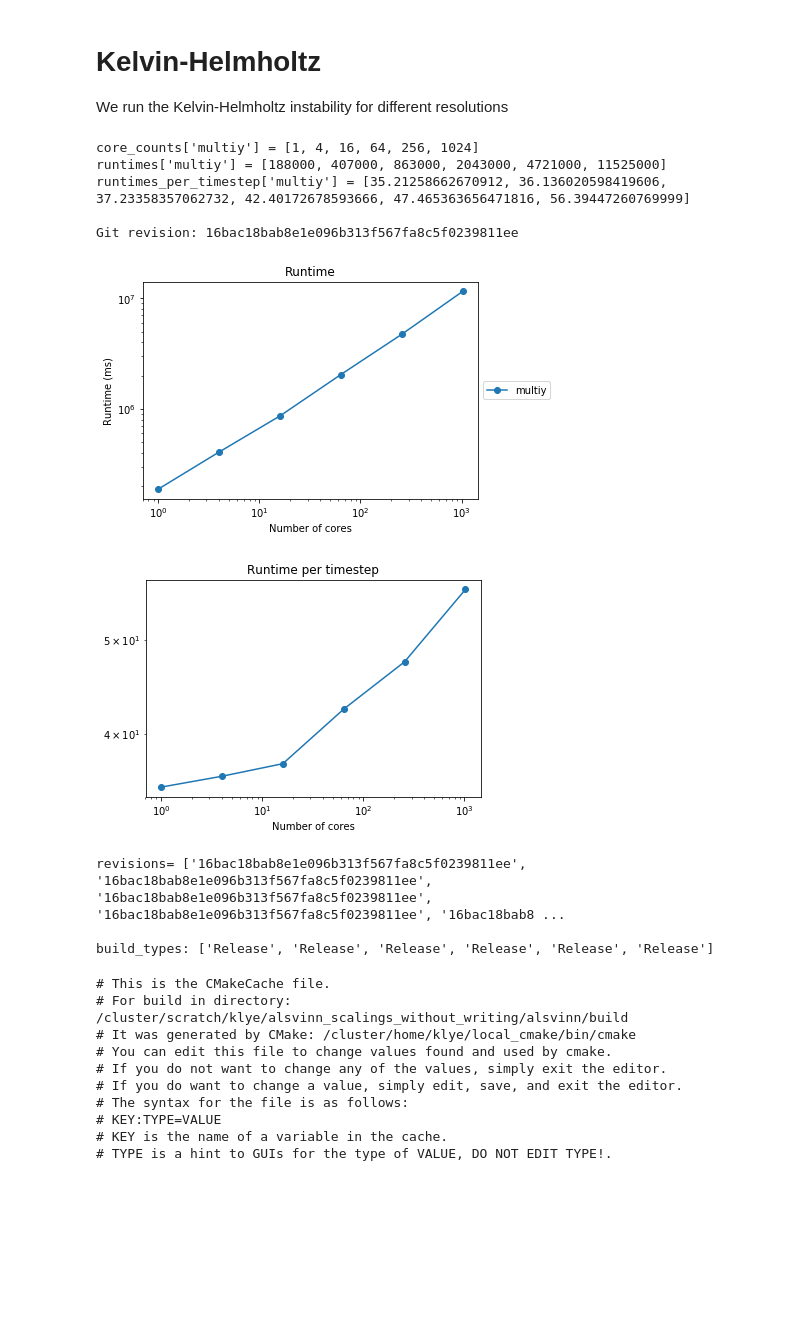
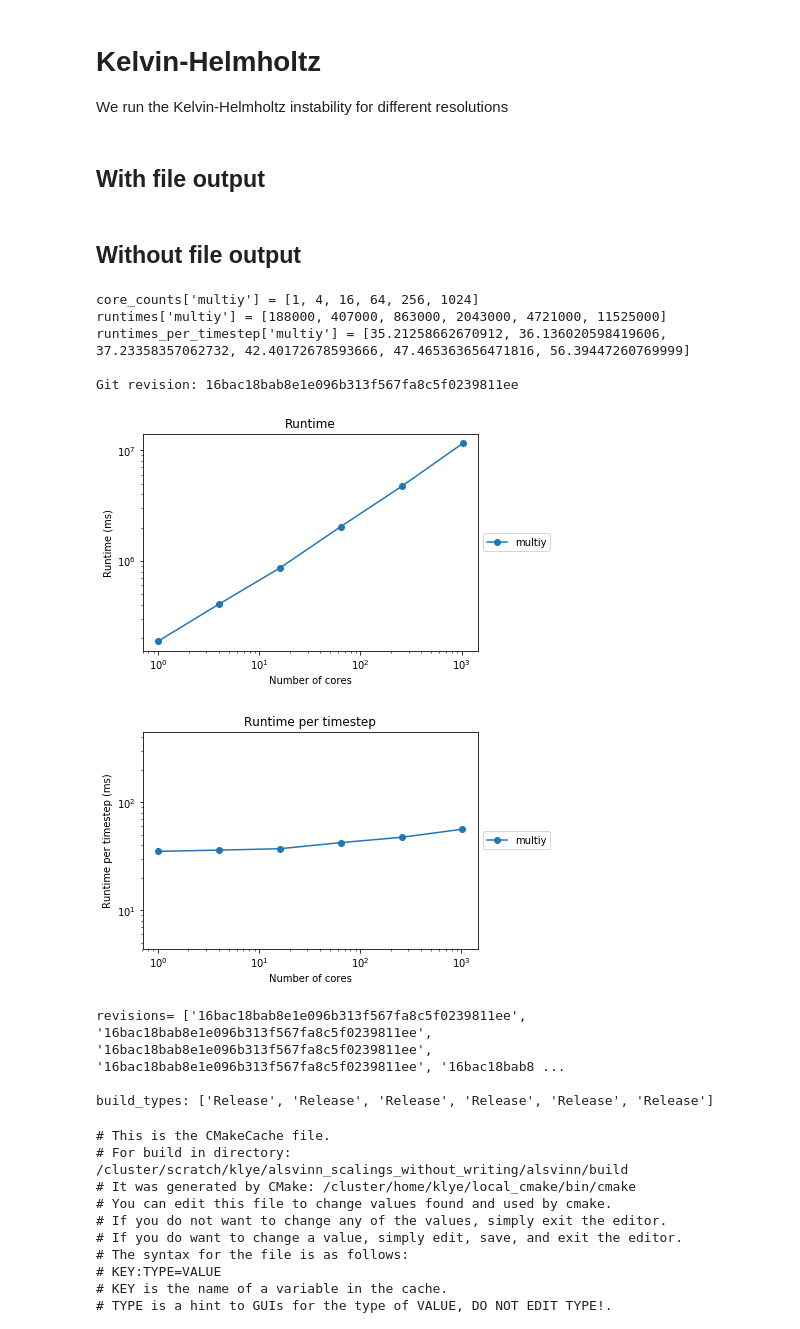
Before and after one commit to kjetil-lye/alsvinn_scalings, a Jupyter notebook: reports/WeakScalingReport_euler_beta_without_write_20180214.ipynb, the cells around one changed output. Cells and saved outputs as stored; diff of their text form; code cells hidden in the pictures; blank space fills up the shorter version.

Commit message:
without wriitng

```diff
--- a/reports/WeakScalingReport_euler_beta_without_write_20180214.ipynb
+++ b/reports/WeakScalingReport_euler_beta_without_write_20180214.ipynb
@@ -16,6 +16,8 @@ Generated on 2018-02-14 on eu-login-06
 # Kelvin-Helmholtz
 
 We run the Kelvin-Helmholtz instability for different resolutions
+# %% [markdown]
+## With file output
 # %%
 setups=['multix', 'multiy', 'multixmultiy']
 build_types = []
@@ -61,7 +63,7 @@ for setup in setups:
         plt.figure(1)
         plt.title("Runtime per timestep")
         plt.loglog(core_counts, runtimes_per_timestep, '-o',label=setup)
-        plt.ylim([min(runtimes_per_timestep)/16.0, max(runtimes_per_timestep)*16.0])
+        plt.ylim([min(runtimes_per_timestep)/8.0, max(runtimes_per_timestep)*8.0])
         plt.xlabel('Number of cores')
         plt.ylabel('Runtime per timestep (ms)')
 
@@ -83,6 +85,8 @@ try:
     print("build_types: %s" % build_types)
 except Exception as e:
     errors+= str(e)+'\n'
+# %% [markdown]
+## Without file output
 # %%
 setups=['multix', 'multiy', 'multixmultiy']
 build_types = []
@@ -129,35 +133,35 @@ for setup in setups:
         plt.title("Runtime per timestep")
         plt.loglog(core_counts, runtimes_per_timestep, '-o',label=setup)
         plt.xlabel('Number of cores')
-        plt.ylim([min(runtimes_per_timesteps)/16.0, max(runtimes_per_timestep)*16.0])
+        plt.ylim([min(runtimes_per_timestep)/8.0, max(runtimes_per_timestep)*8.0])
         plt.ylabel('Runtime per timestep (ms)')
 
         ax = plt.gca()
         ax.legend(loc='center left', bbox_to_anchor=(1, 0.5))
     except Exception as e:
         errors += "Failed at {setup}\n\n Skipping.\n".format(setup=setup)
         errors += str(e) + '\n'
 
     print("core_counts['%s'] = %s" % (setup, core_counts))
     print("runtimes['%s'] = %s" % (setup, runtimes))
     print("runtimes_per_timestep['%s'] = %s" % (setup, runtimes_per_timestep))
     print("")
 try:
     print("Git revision: %s" % git_revision )
     plt.show()
     print("revisions= %s" % revisions)
     print()
     print("build_types: %s" % build_types)
 except Exception as e:
     errors += str(e) + '\n'
 # %% [output]
 core_counts['multiy'] = [1, 4, 16, 64, 256, 1024]
 runtimes['multiy'] = [188000, 407000, 863000, 2043000, 4721000, 11525000]
 runtimes_per_timestep['multiy'] = [35.21258662670912, 36.136020598419606, 37.23358357062732, 42.40172678593666, 47.465363656471816, 56.39447260769999]
 
 Git revision: 16bac18bab8e1e096b313f567fa8c5f0239811ee
 [figure]
-[figure, old version]
+[figure, new version]
 revisions= ['16bac18bab8e1e096b313f567fa8c5f0239811ee', '16bac18bab8e1e096b313f567fa8c5f0239811ee', '16bac18bab8e1e096b313f567fa8c5f0239811ee', '16bac18bab8e1e096b313f567fa8c5f0239811ee', '16bac18bab8 ...
 
 build_types: ['Release', 'Release', 'Release', 'Release', 'Release', 'Release']
```
Also changed, not shown: parts of 1 cell of this notebook.
